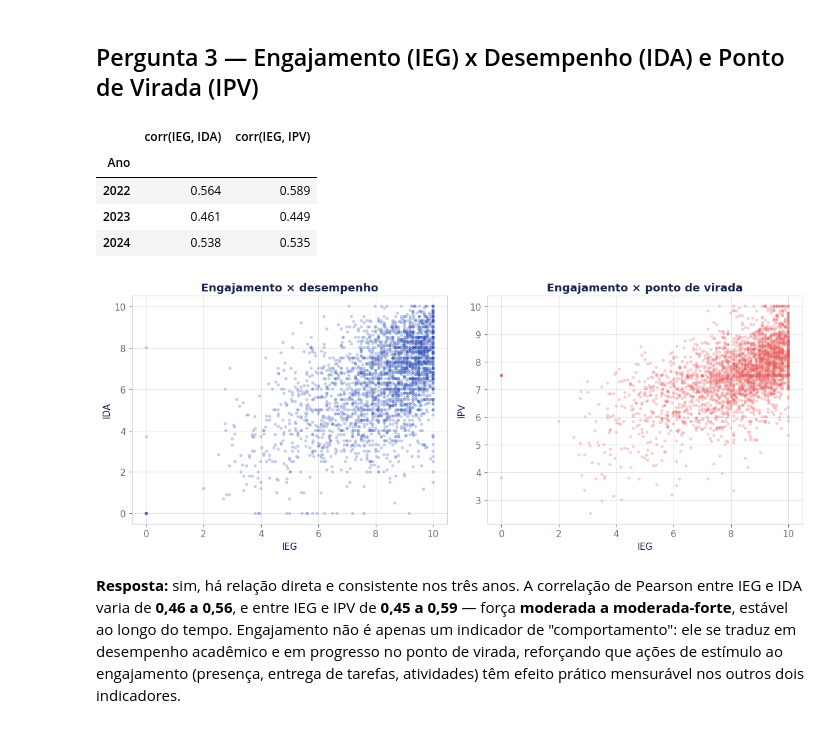
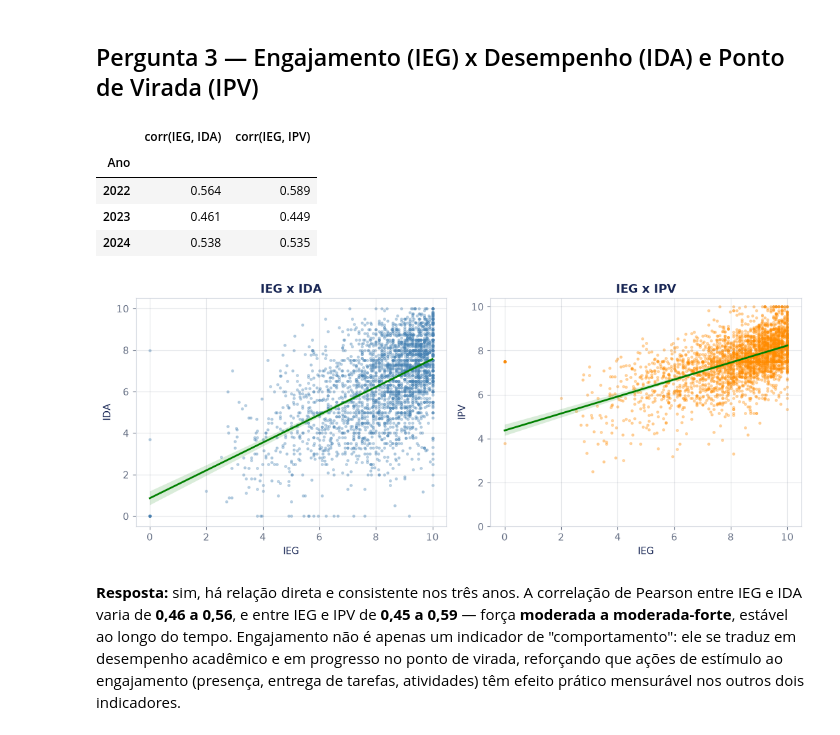
Before and after one commit to mtshto/TechChallenge-Fase5-Datathon, a Jupyter notebook: analise_pede_datathon.ipynb, the cells around one changed output. Saved outputs shown, nothing was run; the diff lists cells and outputs as text; code cells hidden in the pictures.

```diff
--- a/analise_pede_datathon.ipynb
+++ b/analise_pede_datathon.ipynb
@@ -242,23 +243,52 @@ IDA médio por fase e ano:
 # %%
 corr_ieg = full.groupby('Ano').apply(lambda d: pd.Series({
     'corr(IEG, IDA)': d['IEG'].corr(d['IDA']),
     'corr(IEG, IPV)': d['IEG'].corr(d['IPV'])
 })).round(3)
+
 display(corr_ieg)
 
-fig, ax = plt.subplots(1, 2, figsize=(12, 4.8))
-ax[0].scatter(full['IEG'], full['IDA'], s=14, alpha=0.28, color=CORES['azul'], edgecolors='none')
-ax[0].set_xlabel('IEG'); ax[0].set_ylabel('IDA'); ax[0].set_title('Engajamento × desempenho')
-ax[1].scatter(full['IEG'], full['IPV'], s=14, alpha=0.28, color=CORES['coral'], edgecolors='none')
-ax[1].set_xlabel('IEG'); ax[1].set_ylabel('IPV'); ax[1].set_title('Engajamento × ponto de virada')
-plt.tight_layout(); plt.show()
+fig, ax = plt.subplots(1, 2, figsize=(11, 4.5))
+
+#IEG x IDA
+sns.regplot(
+    data=full,
+    x='IEG',
+    y='IDA',
+    ax=ax[0],
+    scatter_kws={'s': 6, 'alpha': 0.3, 'color': 'steelblue'},
+    line_kws={'color': 'green', 'linewidth': 2}
+)
+
+ax[0].set_xlabel('IEG')
+ax[0].set_ylabel('IDA')
+ax[0].set_title('IEG x IDA')
+
+
+# IEG x IPV
+sns.regplot(
+    data=full,
+    x='IEG',
+    y='IPV',
+    ax=ax[1],
+    scatter_kws={'s': 6, 'alpha': 0.3, 'color': 'darkorange'},
+    line_kws={'color': 'green', 'linewidth': 2}
+)
+
+ax[1].set_xlabel('IEG')
+ax[1].set_ylabel('IPV')
+ax[1].set_title('IEG x IPV')
+ax[1].set_ylim(bottom = 0)
+
+plt.tight_layout()
+plt.show()
 # %% [output]
 |  | corr(IEG, IDA) | corr(IEG, IPV) |
 | Ano |  |  |
 | 2022 | 0.564 | 0.589 |
 | 2023 | 0.461 | 0.449 |
 | 2024 | 0.538 | 0.535 |
-[figure, old version]
+[figure, new version]
 # %% [markdown]
 **Resposta:** sim, há relação direta e consistente nos três anos. A correlação de Pearson entre IEG e IDA varia de **0,46 a 0,56**, e entre IEG e IPV de **0,45 a 0,59** — força **moderada a moderada-forte**, estável ao longo do tempo. Engajamento não é apenas um indicador de "comportamento": ele se traduz em desempenho acadêmico e em progresso no ponto de virada, reforçando que ações de estímulo ao engajamento (presença, entrega de tarefas, atividades) têm efeito prático mensurável nos outros dois indicadores.
 # %% [markdown]
```
Also changed, not shown: parts of 3 cells of this notebook.
